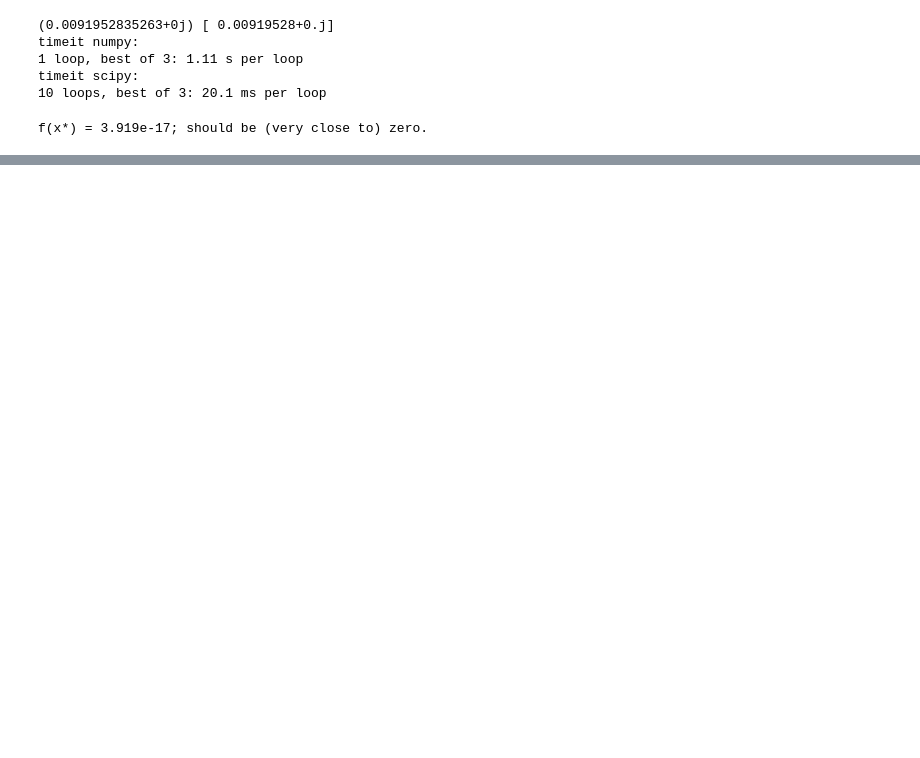
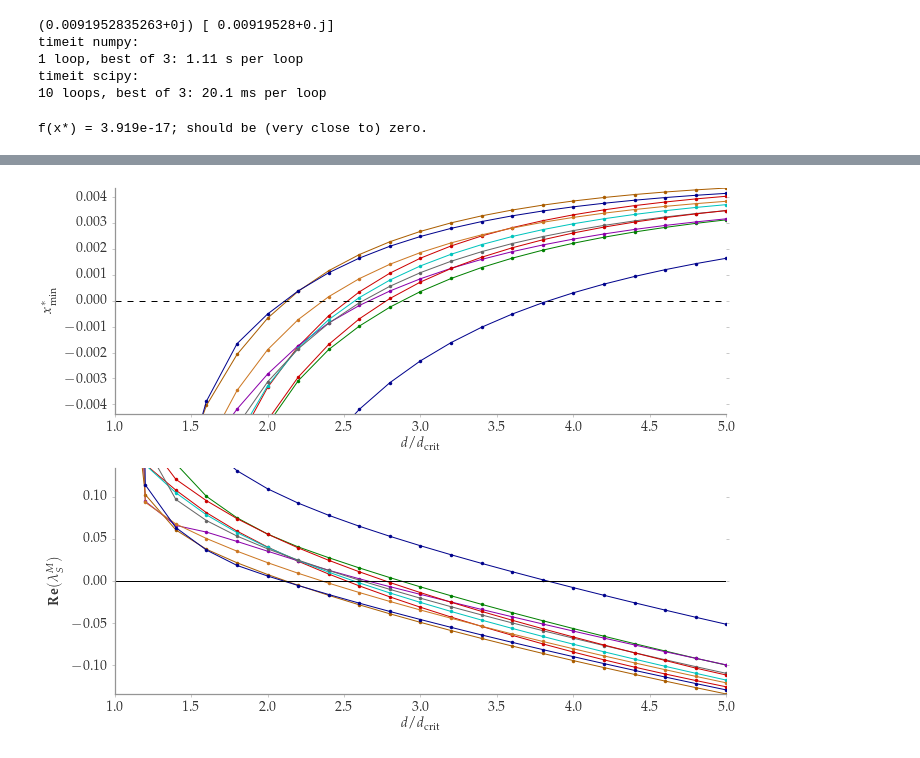
Before and after one commit to frschu/universal_resilience, a Jupyter notebook: constant_diagonal_GLV.ipynb, the cells around one changed output, grey strips where cells are left out. Saved outputs shown, nothing was run; the diff lists cells and outputs as text; code cells hidden in the pictures; blank space fills up the shorter version.

```diff
--- a/constant_diagonal_GLV.ipynb
+++ b/constant_diagonal_GLV.ipynb
@@ -223,7 +222,7 @@ style.fixticks(fig)
 # %%
 ### Test: Plot spectrum of A:
 
-d = get_d_c(n, mu, sigma) - 1
+d = get_d_c(n, mu, sigma) * 1.1
 
 A = get_A(n=n, mu=mu, sigma=sigma, d=d)
 
@@ -368,0 +413,29 @@ f(x*) = 3.919e-17; should be (very close to) zero.
+# %%
+# Plotting
+
+fig = plt.figure(figsize=(10, 8))
+ax0 = style.add_subplot(fig, n_rows_cols=(2, 1), index_row_col=(0, 0), rowspan=1, colspan=1)
+ax1 = style.add_subplot(fig, n_rows_cols=(2, 1), index_row_col=(1, 0), rowspan=1, colspan=1)
+
+for k in range(m_samples):
+    ax0.plot(d_factors, x_mins[k], '.-', c=colors[k % len(colors)])
+    ax1.plot(d_factors, max_eigvals[k], '.-', c=colors[k % len(colors)])
+
+ax0.axhline(0, color='k', linestyle='--')
+ax0.set_ylabel(r'$x^*_\mathrm{min}$')
+ax0.set_ylim(-np.max(x_mins), np.max(x_mins))
+# ax0.set_ylim(-0.002, 0.002)
+
+ax1.axhline(0, linestyle='-', c='k')
+ax1.set_ylabel(r"$\mathbf{Re}(\lambda^M_S)$")
+ax1.set_ylim(np.min(max_eigvals), -np.min(max_eigvals))
+# ax1.set_ylim(-0.1, 0.1)
+
+for ax in fig.axes:
+    ax.set_xlabel(r'$d / d_\mathrm{crit}$')
+#     ax.set_xticks(ax1.get_xticks()[::2])
+#     ax.legend(loc='best')
+
+style.fixticks(fig)
+# %% [output]
+[figure, added]
```
Also changed, not shown: parts of 6 cells of this notebook, 4 other files.
